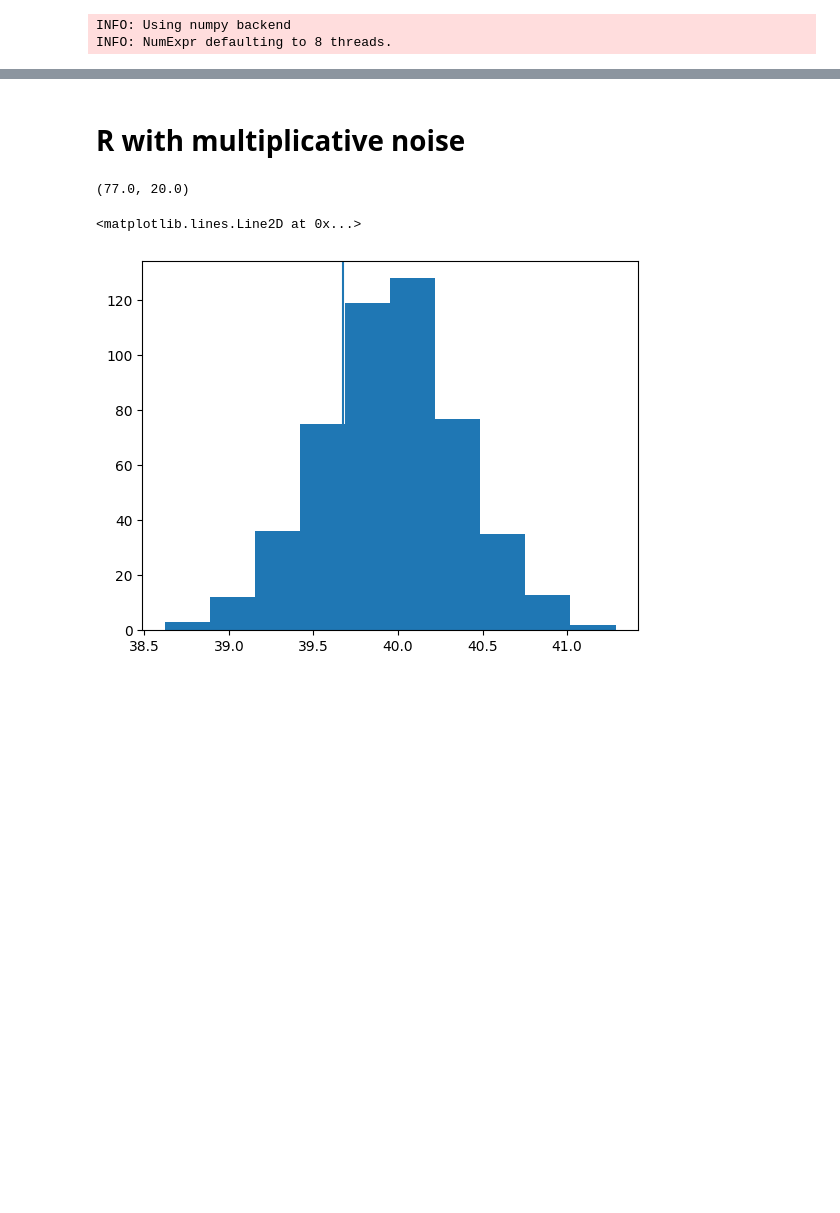
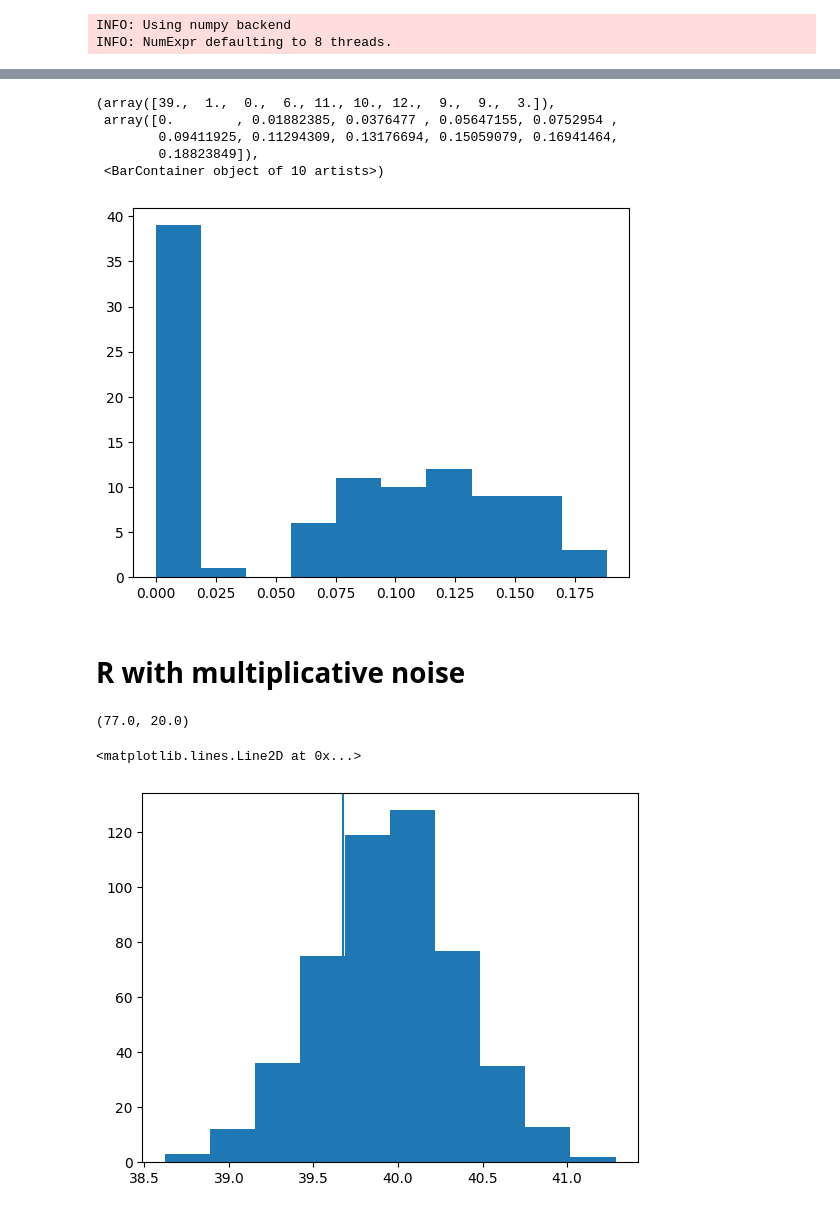
Before and after one commit to matthieubulte/GAR, a Jupyter notebook: ar(1)_dists.ipynb, the cells around one changed output, grey strips where cells are left out. Cells and saved outputs as stored; diff of their text form; code cells hidden in the pictures; blank space fills up the shorter version.

```diff
--- a/ar(1)_dists.ipynb
+++ b/ar(1)_dists.ipynb
@@ -20,3 +92,12 @@ INFO: NumExpr defaulting to 8 threads.
+# %%
+plt.hist(o)
+# %% [output]
+(array([39.,  1.,  0.,  6., 11., 10., 12.,  9.,  9.,  3.]),
+ array([0.        , 0.01882385, 0.0376477 , 0.05647155, 0.0752954 ,
+        0.09411925, 0.11294309, 0.13176694, 0.15059079, 0.16941464,
+        0.18823849]),
+ <BarContainer object of 10 artists>)
+[figure, added]
 # %% [markdown]
 # R with multiplicative noise
 # %%
```
Also changed, not shown: parts of 2 cells of this notebook, 17 other files.
